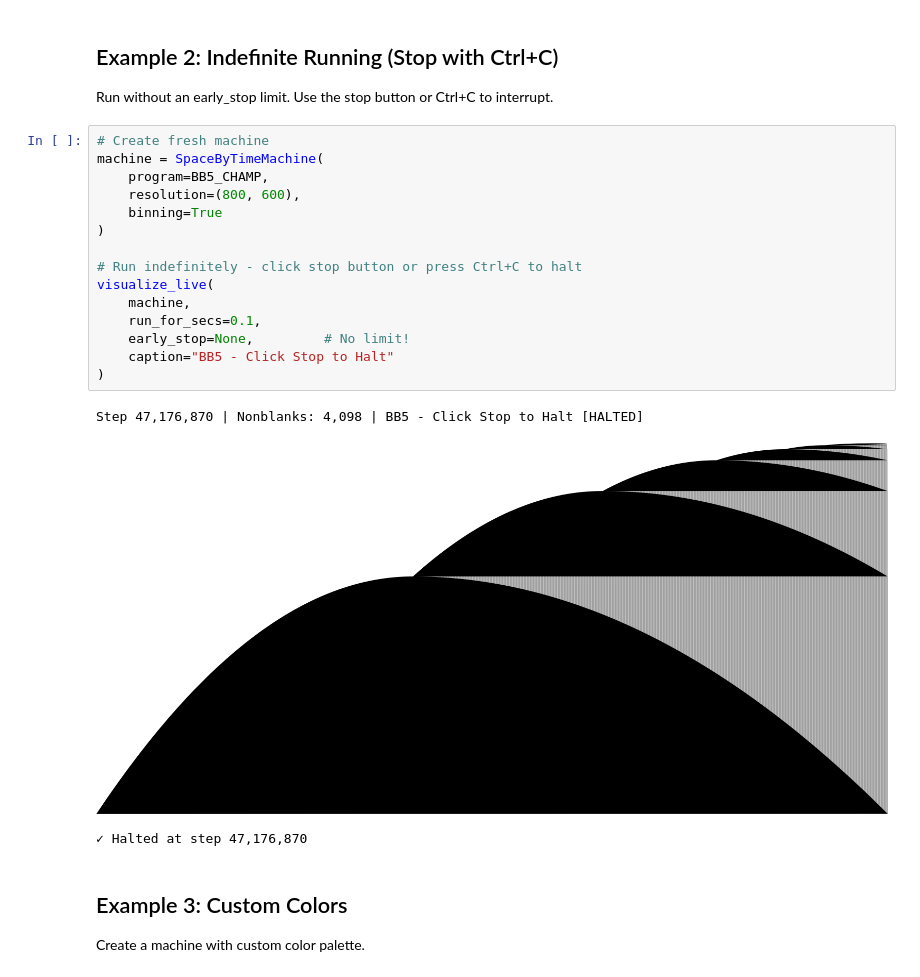
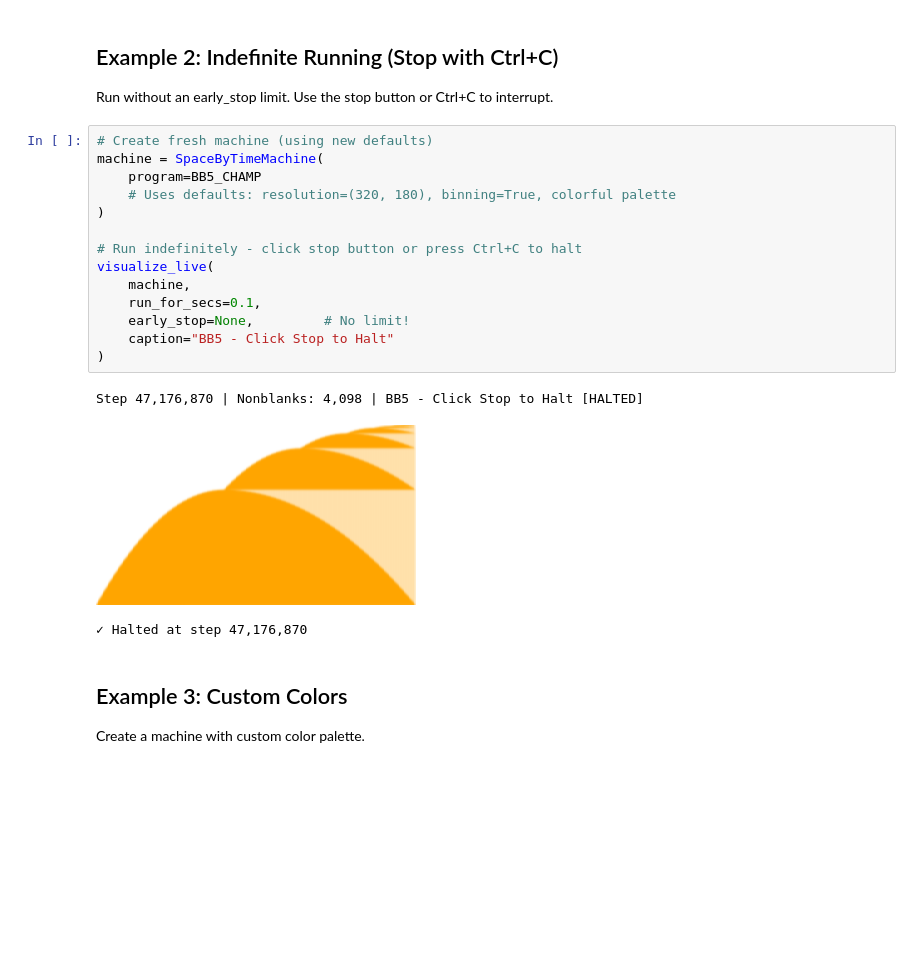
Before and after one commit to CarlKCarlK/busy_beaver_blaze, a Jupyter notebook: notebooks/interactive_visualization.ipynb, the cells around one changed output. Drawn from its saved outputs; the diff is of its cells as text; blank space fills up the shorter version.

```diff
--- a/notebooks/interactive_visualization.ipynb
+++ b/notebooks/interactive_visualization.ipynb
@@ -36,23 +36,22 @@ Step 100,000 | Nonblanks: 394 | BB5 Champion
 
 Run without an early_stop limit. Use the stop button or Ctrl+C to interrupt.
 # %%
-# Create fresh machine
+# Create fresh machine (using new defaults)
 machine = SpaceByTimeMachine(
-    program=BB5_CHAMP,
-    resolution=(800, 600),
-    binning=True
+    program=BB5_CHAMP
+    # Uses defaults: resolution=(320, 180), binning=True, colorful palette
 )
 
 # Run indefinitely - click stop button or press Ctrl+C to halt
 visualize_live(
     machine,
     run_for_secs=0.1,
     early_stop=None,         # No limit!
     caption="BB5 - Click Stop to Halt"
 )
 # %% [output]
 Step 47,176,870 | Nonblanks: 4,098 | BB5 - Click Stop to Halt [HALTED]
-[figure, old version]
+[figure, new version]
 ✓ Halted at step 47,176,870
 # %% [markdown]
 ## Example 3: Custom Colors
```
Also changed, not shown: parts of 6 cells of this notebook, 6 other files.
